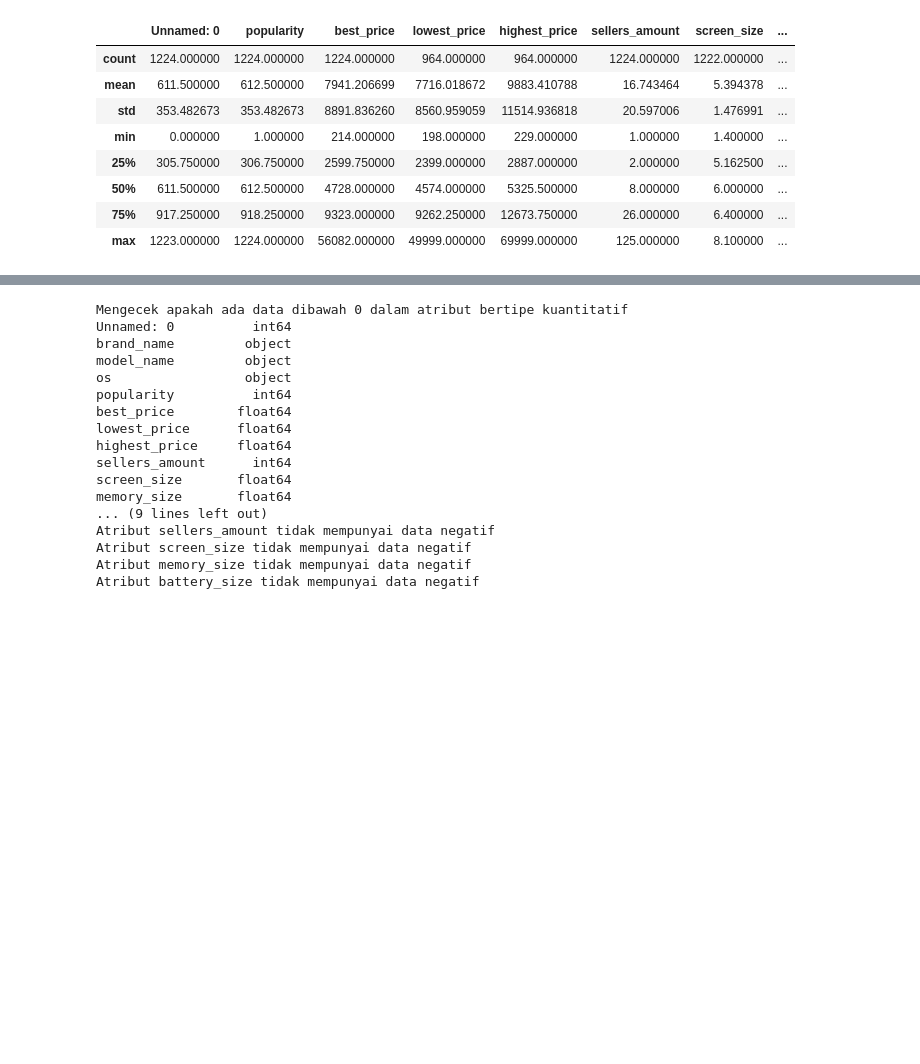
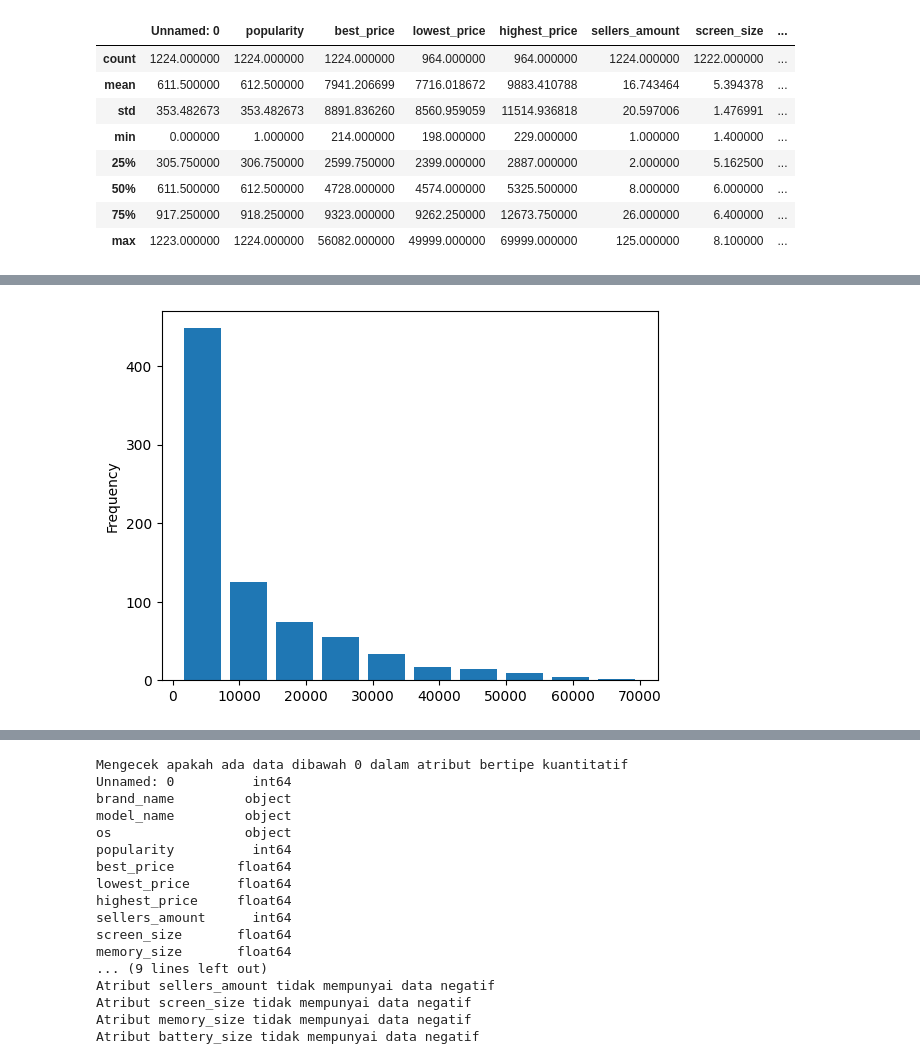
Before and after one commit to Julian-Caleb/tubes-pengkom-analdat, a Jupyter notebook: phones/phones.ipynb, the cells around one changed output, grey strips where cells are left out. Cells and saved outputs as stored; diff of their text form; code cells hidden in the pictures; blank space fills up the shorter version.

```diff
--- a/phones/phones.ipynb
+++ b/phones/phones.ipynb
@@ -358,0 +469,5 @@ phones.describe()
+# %%
+# distirbusi frekuensi highest_price
+phones["highest_price"].plot(kind="hist",rwidth=0.8);
+# %% [output]
+[figure, added]
```
Also changed, not shown: parts of 48 cells of this notebook.
